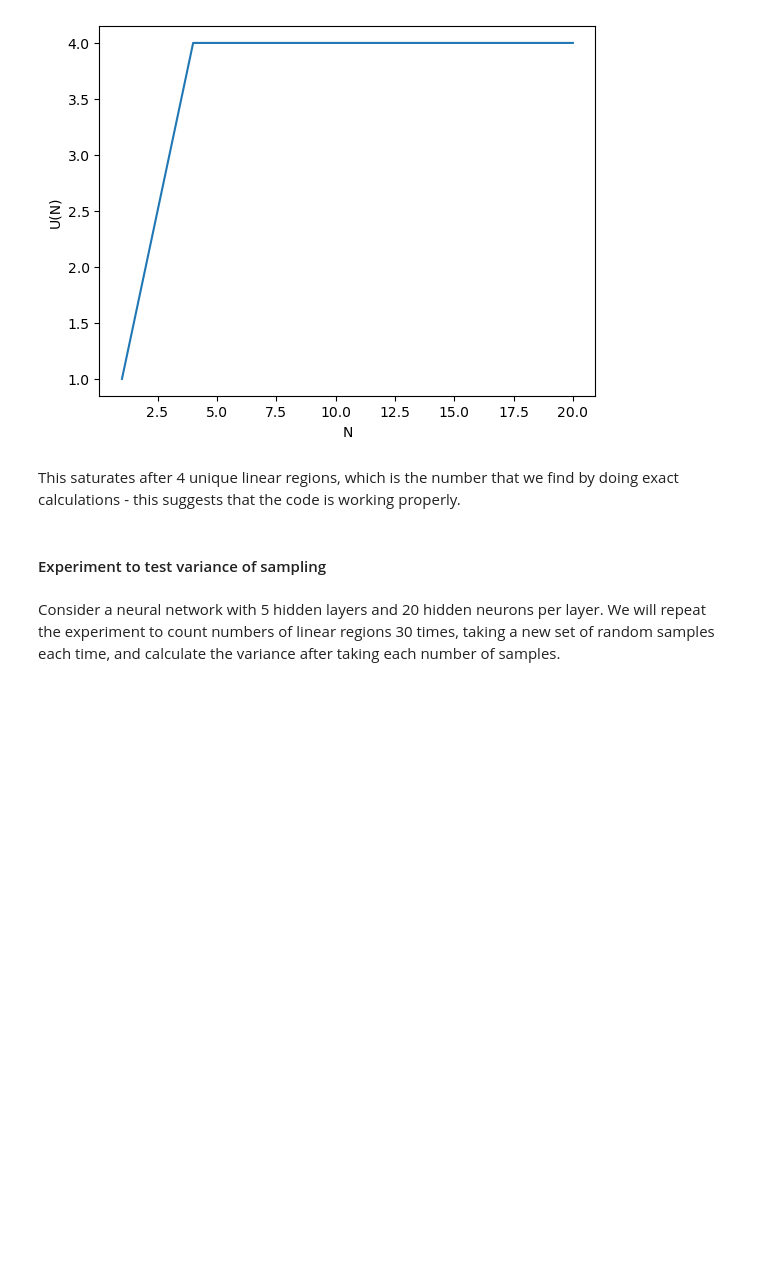
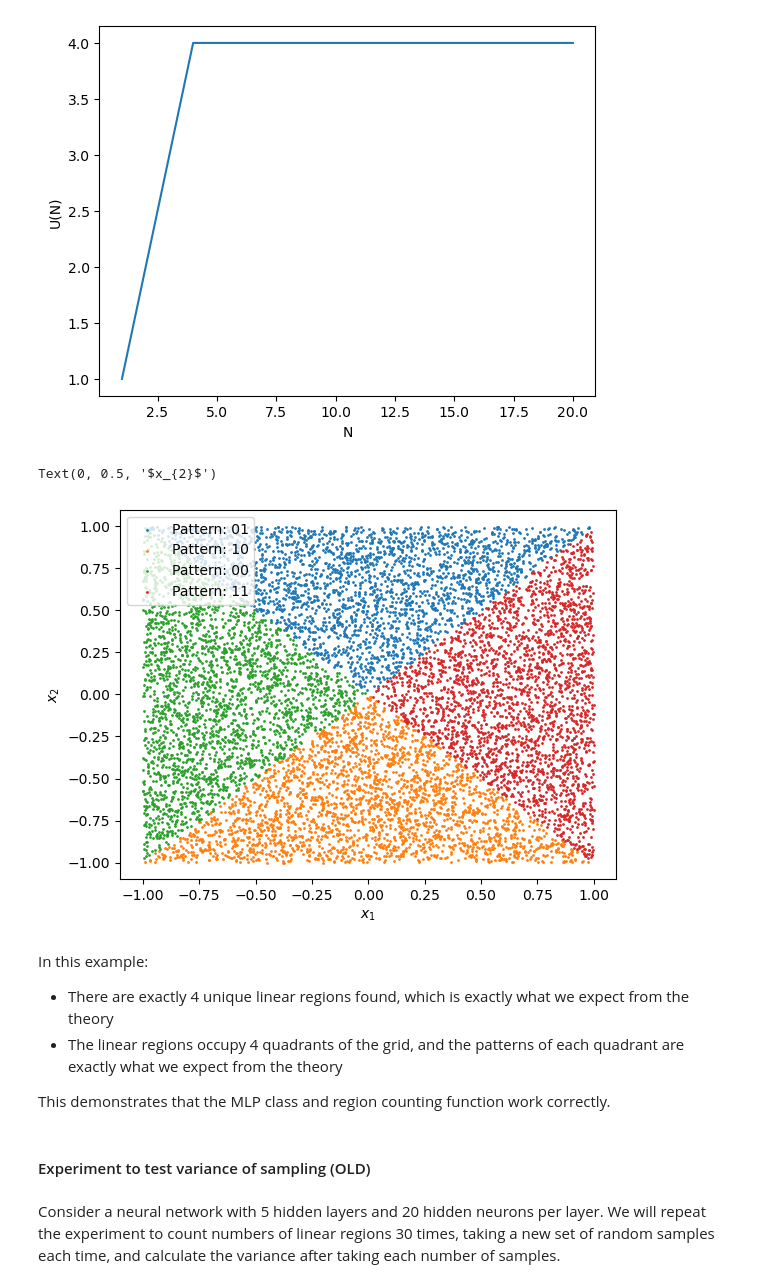
Before and after one commit to Gautam-Chauhan/MSc-Thesis, a Jupyter notebook: iid_uniform_code.ipynb, the cells around one changed output. Saved outputs shown, nothing was run; the diff lists cells and outputs as text; code cells hidden in the pictures; blank space fills up the shorter version.

Commit message:
Played around with other network sizes and modified region counting code to return samples associated with each region

```diff
--- a/iid_uniform_code.ipynb
+++ b/iid_uniform_code.ipynb
@@ -128,11 +128,11 @@ class SampleDataset(torch.utils.data.Dataset):
         self.points = points
 
     def __len__(self):
-        return points.shape[0]
+        return self.points.shape[0]
 
     def __getitem__(self,index):
-        input = points[index,:]
-        return input
+        inputs = self.points[index,:]
+        return inputs
 # %% [markdown]
 Function to get numbers of unique linear regions after $N$ samples, $U(N)$:
 # %%
@@ -145,12 +145,13 @@ def region_count(sample_data_loader,model):
         model: the neural network model we are analysing
     Returns:
         unique_counts: a list of the number of regions found after each new sample
-        all_patterns: all the unique patterns that have been found
+        samples_by_region: a dictionary containing each activation pattern and an array of input samples with that pattern
     """
 
-    # Store unique activation patterns in a set for constant lookup time
-    all_patterns = set()
+    # Set list for the count after each sample
+    # Set dictionary for the activation patterns and the samples corresponding to them
     unique_counts = []
+    samples_by_region = {}
 
     for inputs in sample_data_loader:
 
@@ -159,6 +160,9 @@ def region_count(sample_data_loader,model):
 
         # For each example in the batch
         for i in range(activations.shape[0]):
+
+            # Get input point
+            input_point = inputs[i,:].detach().numpy()
 
             # Get the activation pattern from the activation values
             example_values = activations[i,:]
@@ -169,17 +173,22 @@ def region_count(sample_data_loader,model):
                 else:
                     activation_pattern += "0"
 
-            # Determine whether the activation pattern has been seen before, and update appropriately
-            if activation_pattern in all_patterns:
+            try:
+                sample_points = samples_by_region[activation_pattern]
+                sample_points = np.vstack((sample_points,input_point))
+                samples_by_region[activation_pattern] = sample_points
                 unique_counts.append(unique_counts[-1])
-            else:
-                if len(all_patterns)==0:
+
+            except KeyError:
+
+                if len(unique_counts)==0:
                     unique_counts.append(1)
                 else:
                     unique_counts.append(unique_counts[-1]+1)
-                all_patterns.add(activation_pattern)
 
-    return unique_counts,all_patterns
+                samples_by_region[activation_pattern] = np.array([input_point])
+
+    return unique_counts, samples_by_region
 # %% [markdown]
 #### Test: run code on simple neural network from first presentation and verify output
 # %% [markdown]
@@ -197,7 +206,7 @@ model = MLP(dimensions,neurons_per_hidden,custom_weights)
 points = iid_uniform_sample(num_points,dimensions,lower_bounds,upper_bounds,rng)
 sample_dataset = SampleDataset(points)
 sample_data_loader = torch.utils.data.DataLoader(sample_dataset, batch_size=64, shuffle=False)
-unique_counts, all_patterns = region_count(sample_data_loader,model)
+unique_counts, samples_by_region = region_count(sample_data_loader,model)
 # %% [markdown]
 Plot the number of linear regions found in terms of the number of samples:
 # %%
@@ -209,10 +218,24 @@ plt.ylabel("U(N)")
 # %% [output]
 Text(0, 0.5, 'U(N)')
 [figure]
+# %%
+for pattern in samples_by_region.keys():
+    samples = samples_by_region[pattern]
+    plt.scatter(samples[:,0],samples[:,1],label=f"Pattern: {pattern}",s=1)
+plt.legend()
+plt.xlabel(r"$x_{1}$")
+plt.ylabel("$x_{2}$")
+# %% [output]
+Text(0, 0.5, '$x_{2}$')
+[figure, added]
 # %% [markdown]
-This saturates after 4 unique linear regions, which is the number that we find by doing exact calculations - this suggests that the code is working properly.
+In this example:
+- There are exactly 4 unique linear regions found, which is exactly what we expect from the theory
+- The linear regions occupy 4 quadrants of the grid, and the patterns of each quadrant are exactly what we expect from the theory
+
+This demonstrates that the MLP class and region counting function work correctly.
 # %% [markdown]
-#### Experiment to test variance of sampling
+#### Experiment to test variance of sampling (OLD)
 # %% [markdown]
 Consider a neural network with 5 hidden layers and 20 hidden neurons per layer. We will repeat the experiment to count numbers of linear regions 30 times, taking a new set of random samples each time, and calculate the variance after taking each number of samples.
 # %%
```
Also changed, not shown: parts of 22 cells of this notebook.
